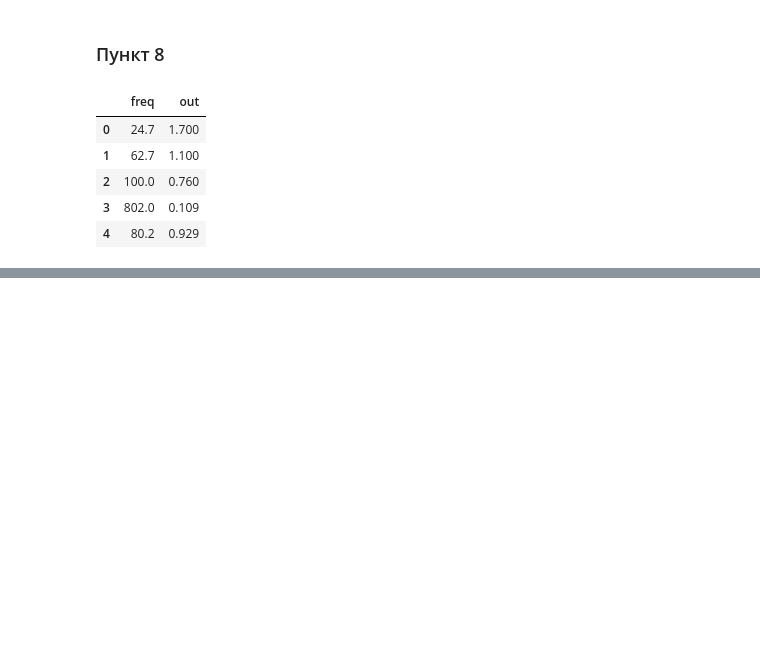
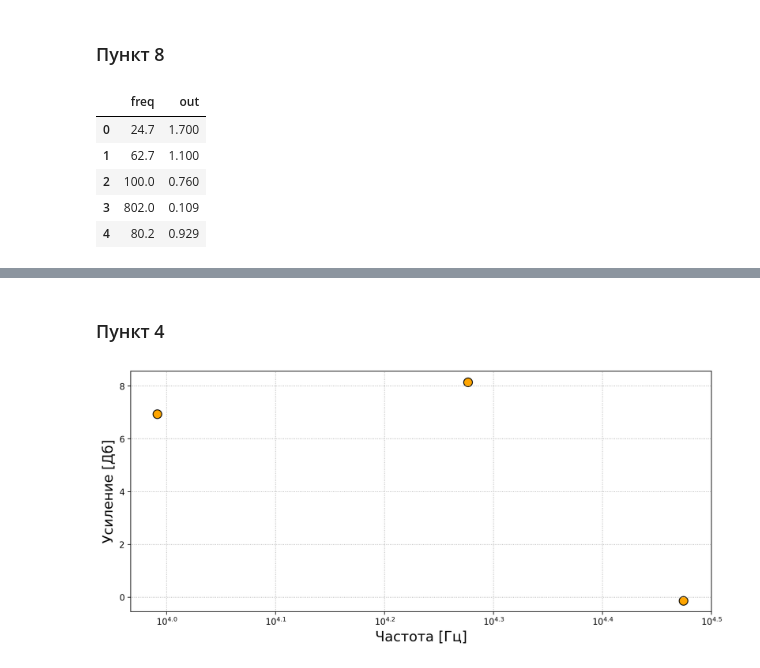
Before and after one commit to ShmakovVladimir/Labs, a Jupyter notebook: Схемотехника/Операционный усилитель/main.ipynb, the cells around one changed output, grey strips where cells are left out. Saved outputs shown, nothing was run; the diff lists cells and outputs as text; code cells hidden in the pictures; blank space fills up the shorter version.

```diff
--- a/Схемотехника/Операционный усилитель/main.ipynb
+++ b/Схемотехника/Операционный усилитель/main.ipynb
@@ -80,0 +85,18 @@ print(data.freq[2])
+# %% [markdown]
+### Пункт 4
+# %%
+data = pd.read_csv("4.csv")
+data.freq *= 1000
+plt.figure(figsize = (12, 5), dpi = 200)
+att = 20 * np.log10(data.out / 0.900)
+plt.scatter(np.log10(data.freq), att, s = 100, edgecolors='black', color = 'orange')
+plt.xlabel("Частота [Гц]", fontsize = 16)
+plt.ylabel("Усиление [Дб]", fontsize = 16)
+mask = data.freq > 30
+x_tiks = np.arange(4, 4.6, 0.1)
+plt.xticks(x_tiks)
+ax = plt.gca()
+ax.set_xticklabels([r"$10^{" + str(round(a, 2)) + "}$" for a in x_tiks])
+plt.grid(ls = ":")
+# %% [output]
+[figure, added]
```
Also changed, not shown: parts of 4 cells of this notebook, 1 other file.
